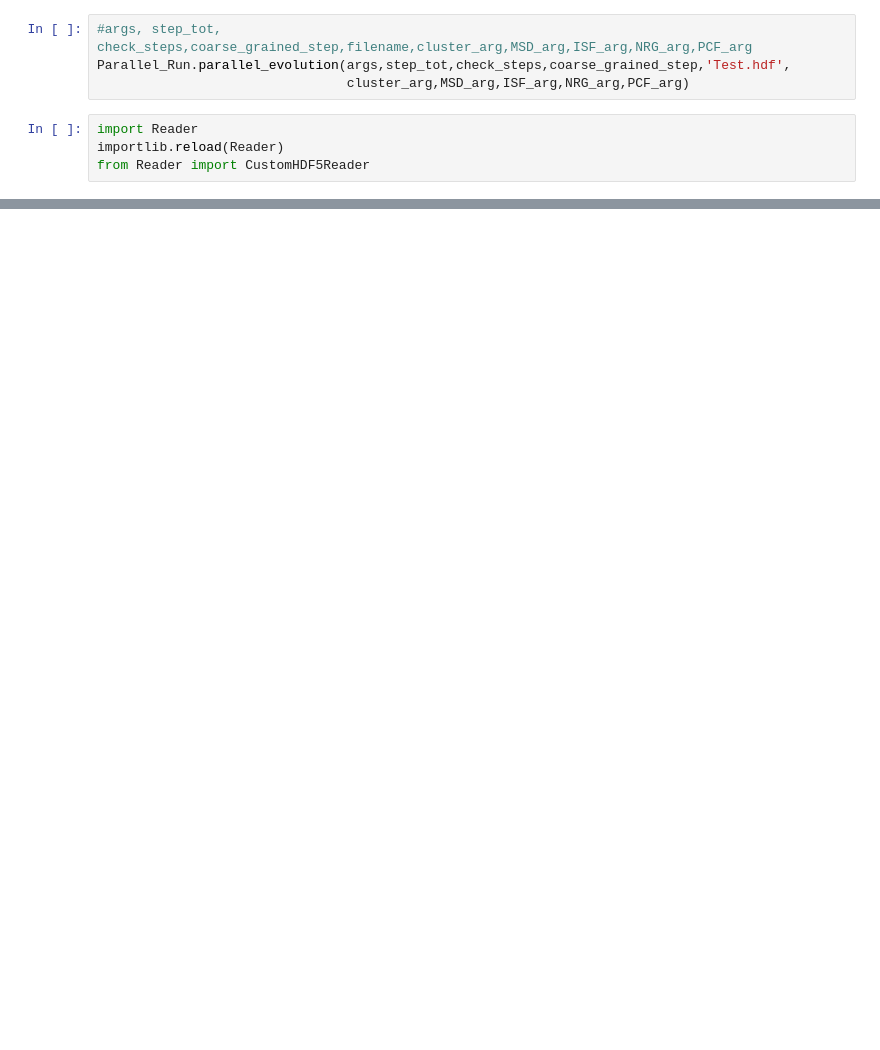
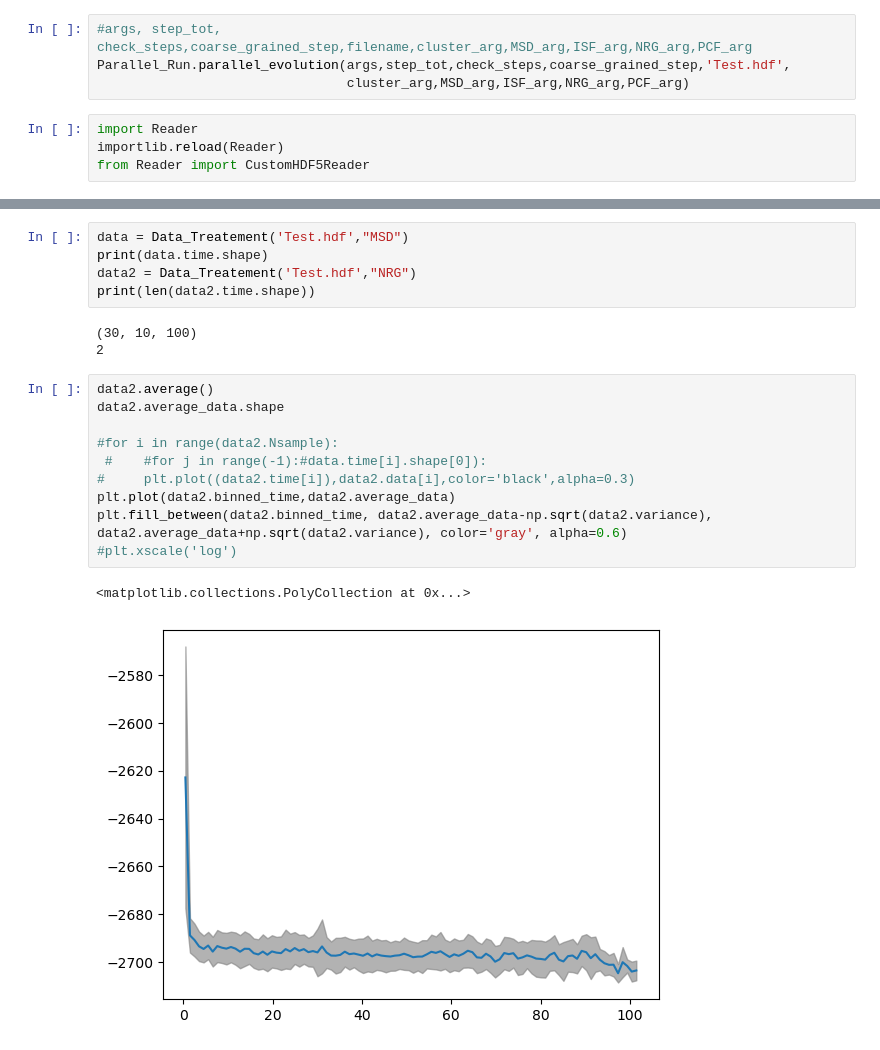
Before and after one commit to HugoLeRoy94/Parallel_gillespie, a Jupyter notebook: Test.ipynb, the cells around one changed output, grey strips where cells are left out. Saved outputs shown, nothing was run; the diff lists cells and outputs as text; blank space fills up the shorter version.

```diff
--- a/Test.ipynb
+++ b/Test.ipynb
@@ -55,0 +141,21 @@ q_norm = (31.622776601683793, 30)
+# %%
+data = Data_Treatement('Test.hdf',"MSD")
+print(data.time.shape)
+data2 = Data_Treatement('Test.hdf',"NRG")
+print(len(data2.time.shape))
+# %% [output]
+(30, 10, 100)
+2
+# %%
+data2.average()
+data2.average_data.shape
+
+#for i in range(data2.Nsample):
+ #    #for j in range(-1):#data.time[i].shape[0]):
+#     plt.plot((data2.time[i]),data2.data[i],color='black',alpha=0.3)
+plt.plot(data2.binned_time,data2.average_data)
+plt.fill_between(data2.binned_time, data2.average_data-np.sqrt(data2.variance), data2.average_data+np.sqrt(data2.variance), color='gray', alpha=0.6)
+#plt.xscale('log')
+# %% [output]
+<matplotlib.collections.PolyCollection at 0x...>
+[figure, added]
```
Also changed, not shown: parts of 5 cells of this notebook, 8 other files.
